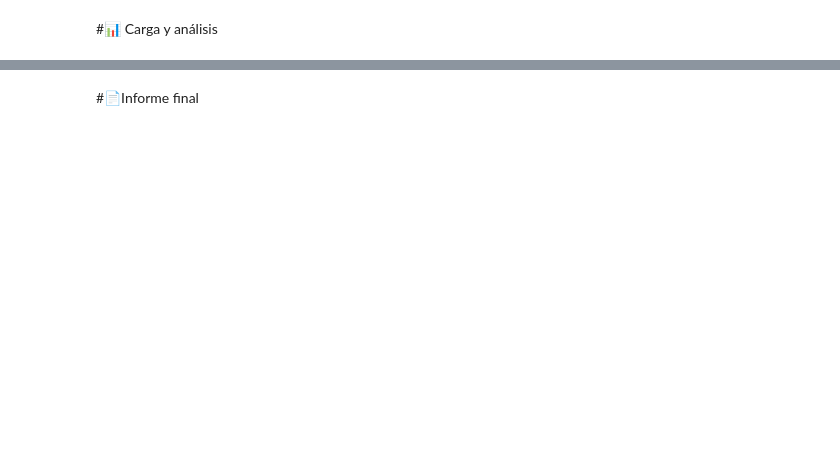
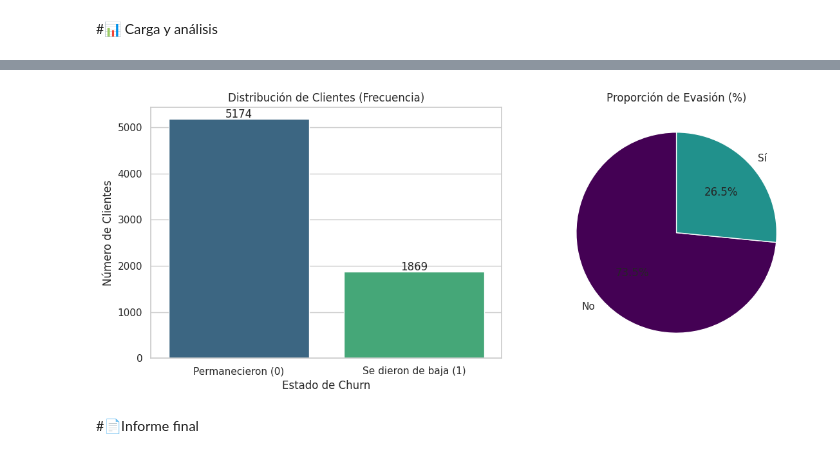
Before and after one commit to JAPreP/Desafio-Telecom-X-, a Jupyter notebook: TelecomX_JulianPreciado.ipynb, the cells around one changed output, grey strips where cells are left out. Cells and saved outputs as stored; diff of their text form; code cells hidden in the pictures; blank space fills up the shorter version.

```diff
--- a/TelecomX_JulianPreciado.ipynb
+++ b/TelecomX_JulianPreciado.ipynb
@@ -178,0 +191,19 @@ Name: count, dtype: int64
+# %%
+
+pd.set_option('future.no_silent_downcasting', True)
+
+# 2. Definimos las columnas según tu lista exacta
+columnas_si_no = [
+    'customer_Partner',
+    'customer_Dependents',
+    'phone_PhoneService',
+    'account_PaperlessBilling',
+    'Churn'
+]
+
+# 3. Limpiamos y transformamos (usamos .infer_objects para mayor seguridad)
+df_limpio = df_limpio.replace(['No internet service', 'No phone service'], 'No')
+df_limpio[columnas_si_no] = df_limpio[columnas_si_no].replace({'Yes': 1, 'No': 0}).infer_objects(copy=False)
+
+# 4. Verificamos
+df_limpio[columnas_si_no].head()
@@ -181,2 +248,34 @@ Name: count, dtype: int64
+# %%
+
+import matplotlib.pyplot as plt
+import seaborn as sns
+
+# 1. Configuramos el estilo visual
+sns.set_theme(style="whitegrid")
+plt.figure(figsize=(12, 5))
+
+# 2. Gráfico de Barras (Frecuencia absoluta) - Corregido para evitar el Warning
+plt.subplot(1, 2, 1)
+ax = sns.countplot(x='Churn', data=df_limpio, hue='Churn', palette='viridis', legend=False)
+plt.title('Distribución de Clientes (Frecuencia)')
+plt.xticks([0, 1], ['Permanecieron (0)', 'Se dieron de baja (1)'])
+plt.xlabel('Estado de Churn')
+plt.ylabel('Número de Clientes')
+
+# Añadir etiquetas de conteo sobre las barras
+for p in ax.patches:
+    ax.annotate(f'{int(p.get_height())}', (p.get_x() + p.get_width() / 2., p.get_height()),
+                ha = 'center', va = 'center', xytext = (0, 5), textcoords = 'offset points')
+
+# 3. Gráfico de Pastel (Proporción porcentual)
+plt.subplot(1, 2, 2)
+df_limpio['Churn'].value_counts().plot.pie(autopct='%1.1f%%', startangle=90, colors=['#440154', '#21918c'], labels=['No', 'Sí'])
+plt.title('Proporción de Evasión (%)')
+plt.ylabel('')
+
+plt.tight_layout()
+plt.show()
+# %% [output]
+[figure, added]
 # %% [markdown]
 #📄Informe final
```
Also changed, not shown: parts of 4 cells of this notebook.
